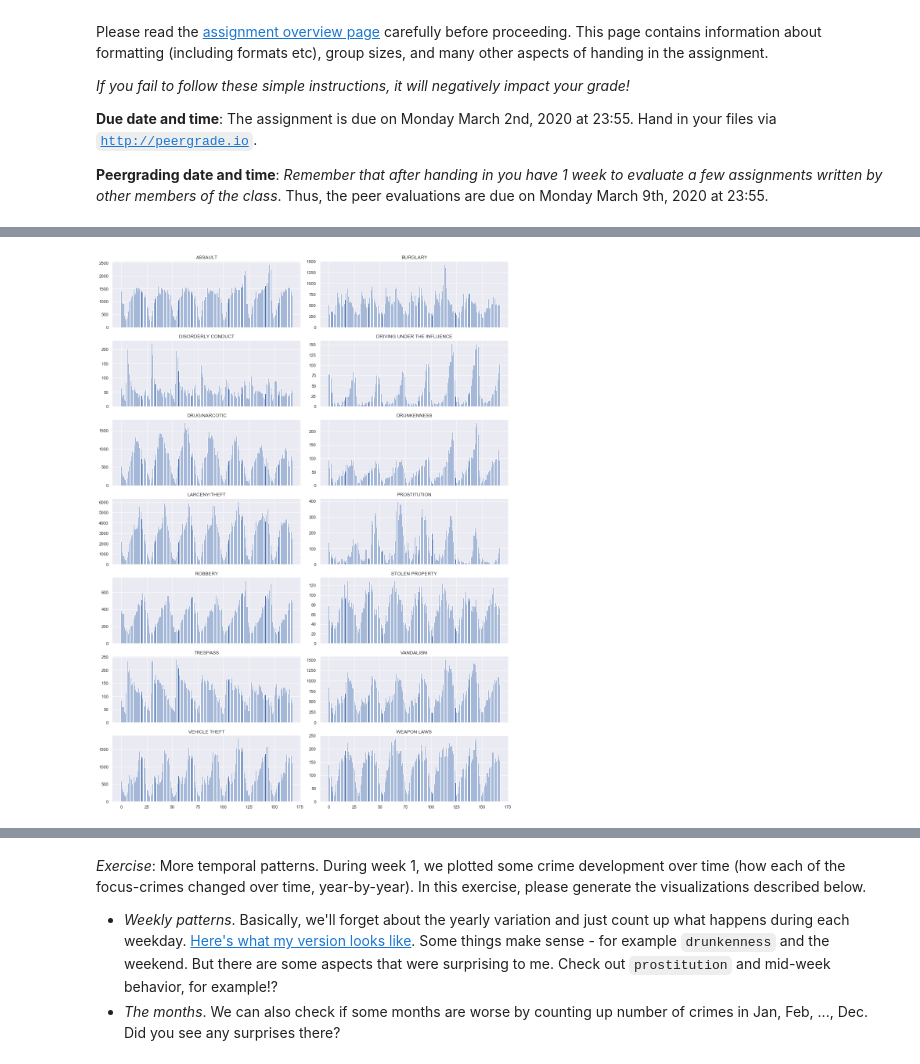
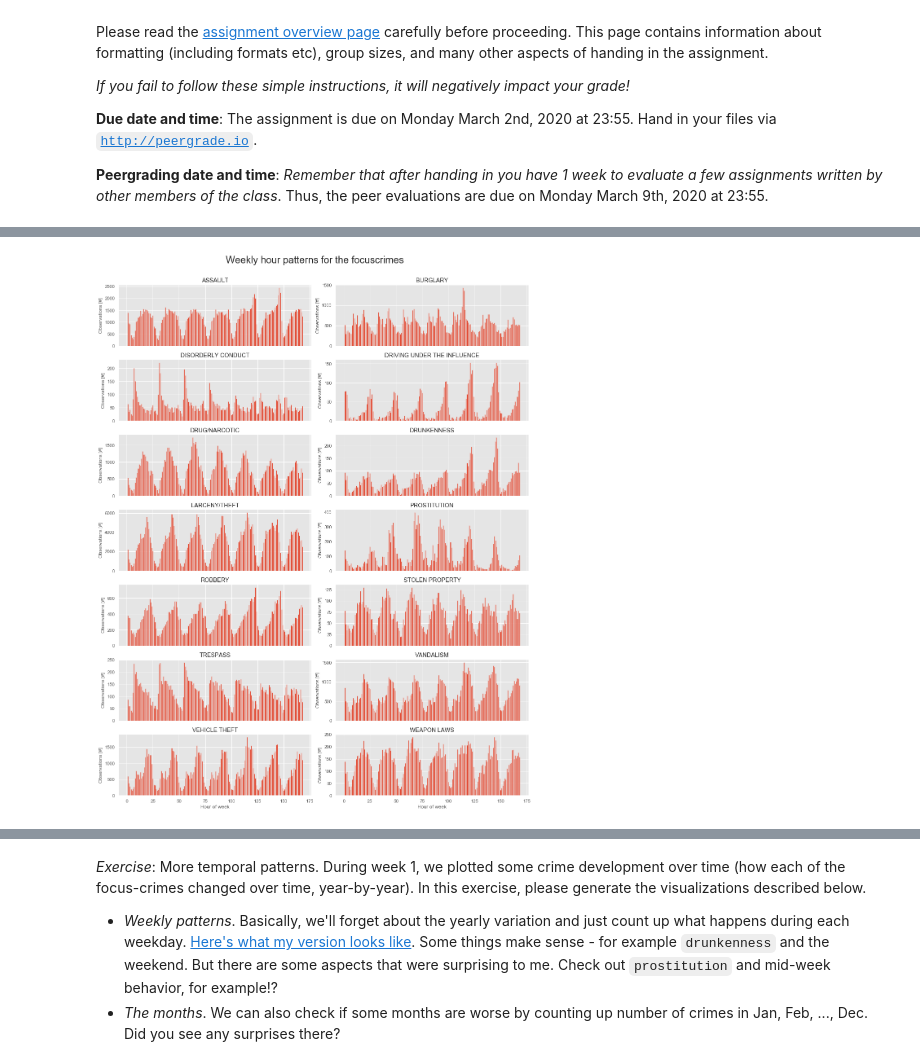
Before and after one commit to KristianBreddam/02806, a Jupyter notebook: Assignment1/assignment1.ipynb, the cells around one changed output, grey strips where cells are left out. Saved outputs shown, nothing was run; the diff lists cells and outputs as text; code cells hidden in the pictures.

```diff
--- a/Assignment1/assignment1.ipynb
+++ b/Assignment1/assignment1.ipynb
@@ -21,0 +22,5 @@ We look only at the focus-crimes in the exercise below
+# %%
+# matplotlib options
+plt.style.use('ggplot')
+%matplotlib inline
+plt.rcParams['figure.figsize'] = (12, 8)
@@ -81,7 +101,7 @@ temp = temp.groupby(['Category','month']).count().X.unstack()
 # Define names of crimes
 crimes = temp.index
 # Figure size
-sns.set(rc={'figure.figsize':(15,20)})
+plt.rcParams['figure.figsize'] = (15, 20)
 # Initialize the figure
 fig, axs = plt.subplots(7, 2, sharex='col')
 p = 0
@@ -90,7 +110,15 @@ for i in range(0,7):
     for j in range(0,2):
         axs[i,j].bar(temp.loc[crimes[p]].index,temp.loc[crimes[p]].values)
         axs[i,j].set_title(crimes[p])
+        axs[i,j].set_ylabel('Observations [#]')
         p +=1
 
-plt.tight_layout()
+# Specify x axis label
+axs[6,0].set_xlabel('Month')
+axs[6,1].set_xlabel('Month')
+# Title for subplot
+plt.suptitle('Yearly pattern for the focuscrimes', size = 24)
+# Ensures a nice and thight layout
+plt.tight_layout(rect=[0, 0.03, 1, 0.95])
+plt.show()
 # %% [output]
@@ -110,16 +139,24 @@ temp = temp.groupby(['Category','hour']).count().X.unstack()
 # Define names of crimes
 crimes = temp.index
 # Figure size
-sns.set(rc={'figure.figsize':(15,20)})
+plt.rcParams['figure.figsize'] = (15, 20)
 # Initialize the figure
 fig, axs = plt.subplots(7, 2, sharex='col')
 p = 0
 
 for i in range(0,7):
     for j in range(0,2):
-        axs[i,j].bar(temp.loc[crimes[p]].index,temp.loc[crimes[p]].values)
+        axs[i,j].bar(temp.loc[crimes[p]].index+1,temp.loc[crimes[p]].values) # add 1 so it matches the real hour
         axs[i,j].set_title(crimes[p])
+        axs[i,j].set_ylabel('Observations [#]')
         p +=1
 
-plt.tight_layout()
+# Specify x axis label
+axs[6,0].set_xlabel('Hour of day')
+axs[6,1].set_xlabel('Hour of day')
+# Title for subplot
+plt.suptitle('24 hour patterns for the focuscrimes', size = 24)
+# Ensures a nice and thight layout
+plt.tight_layout(rect=[0, 0.03, 1, 0.95])
+plt.show()
 # %% [output]
@@ -141,29 +179,37 @@ focuscrimes2 = ['ASSAULT','BURGLARY','DISORDERLY CONDUCT','DRIVING UNDER THE INF
                  'WEAPON LAWS']
 # %%
 # Figure size
-sns.set(rc={'figure.figsize':(15,20)})
+plt.rcParams['figure.figsize'] = (15, 20)
 # Initialize the figure
 fig, axs = plt.subplots(7, 2, sharex='col')
 p = 0
 
 for i in range(0,7):
     for j in range(0,2):
         # Make a dataframe for a crime
         temp = df_datetime[df_datetime['Category'] == focuscrimes2[p]]
         # Resample over hours
         temp_hours = temp.resample('H').count()
         # Hour and day column
         temp_hours['hours'] = temp_hours.index.hour
         temp_hours['Day'] = temp_hours.index.weekday_name
         # Group by the day and hour
         dh = temp_hours.groupby(['Day','hours']).sum()
         # Organize the days so they are the same as a week
         temp = dh.Category['Monday'].append(dh.Category['Tuesday']).append(dh.Category['Wednesday']).append(dh.Category['Thursday']).append(dh.Category['Friday']).append(dh.Category['Saturday']).append(dh.Category['Sunday'])
         #Plot
-        axs[i,j].bar(np.arange(0,len(temp)),temp.values)
+        axs[i,j].bar(np.arange(0,len(temp))+1,temp.values) # add 1 so it matchs the real hour.
         axs[i,j].set_title(focuscrimes2[p])
+        axs[i,j].set_ylabel('Observations [#]')
         p += 1
 
-plt.tight_layout()
+# Specify x axis label
+axs[6,0].set_xlabel('Hour of week')
+axs[6,1].set_xlabel('Hour of week')
+# Title for subplot
+plt.suptitle('Weekly hour patterns for the focuscrimes', size = 24)
+# Ensures a nice and thight layout
+plt.tight_layout(rect=[0, 0.03, 1, 0.95])
+plt.show()
 # %% [output]
-[figure, old version]
+[figure, new version]
```
Also changed, not shown: parts of 21 cells of this notebook.
